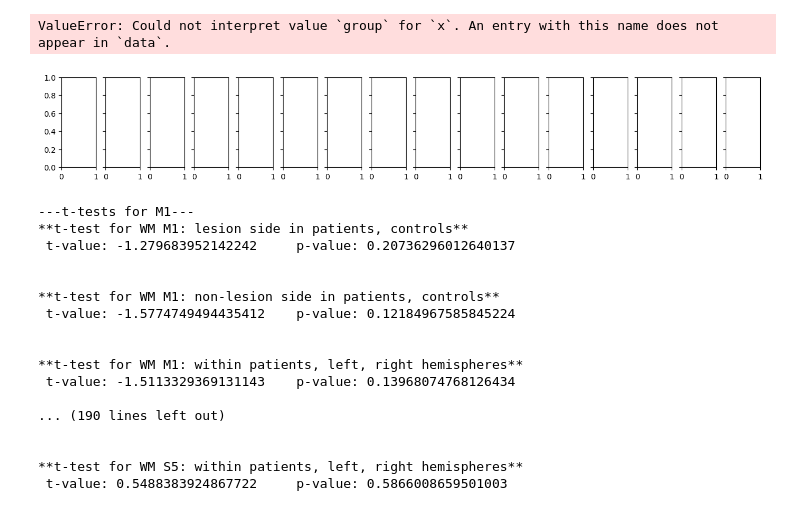
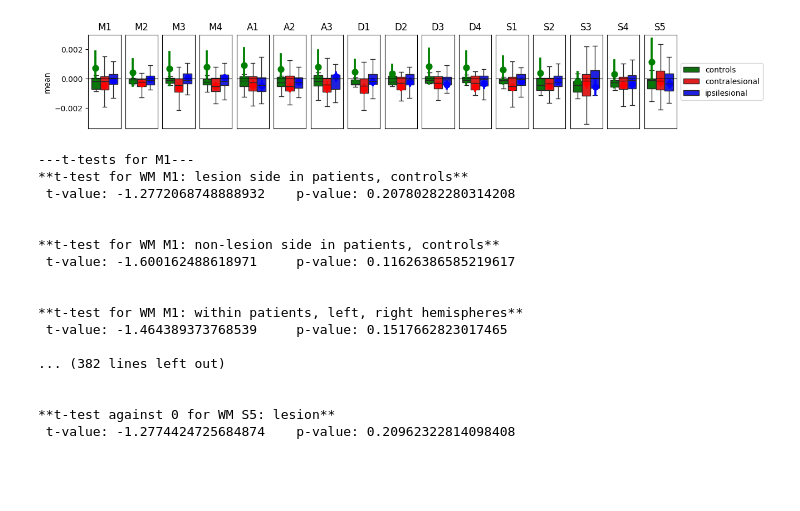
Before and after one commit to medhakp/smarts_cerebellum, a Jupyter notebook: notebooks/slope_mean_Nettekoven2024.ipynb, the cells around one changed output. Saved outputs shown, nothing was run; the diff lists cells and outputs as text; code cells hidden in the pictures; blank space fills up the shorter version.

```diff
--- a/notebooks/slope_mean_Nettekoven2024.ipynb
+++ b/notebooks/slope_mean_Nettekoven2024.ipynb
@@ -19,31 +17,30 @@ KeyError: 'group'
 # %%
 colours = ['green', 'r', 'blue']
 
 fig, axs = plt.subplots(1, len(rois), figsize=(13, 2), sharex=True, sharey=True, constrained_layout=True)
 
 for r, roi in enumerate(rois):
     ax = axs[r]
-    #sns.boxplot(data=GM[GM.regionname==roi], ax=ax, hue='group', y='mean', showfliers=False, legend=r==len(rois)-1, palette = colours)
-    #sns.pointplot(data=GM[GM.regionname == roi], ax = ax, y='mean', hue = 'group', errorbar='se', dodge=.55, legend=False, palette = colours)
+    sns.boxplot(data=GM[GM.regionname==roi], ax=ax, hue='group', y='mean', showfliers=False, legend=r==len(rois)-1, palette = colours)
+    sns.pointplot(data=GM[GM.regionname == roi], ax = ax, y='mean', hue = 'group', errorbar='se', dodge=.55, legend=False, palette = colours)
     #sns.violinplot(data=GM[GM.regionname == roi], ax = ax, y='mean', hue = 'group', legend=False, palette = colours)
-    sns.stripplot(data=GM[GM.regionname == roi], ax = ax, y='mean', x = 'group', legend=False, palette = colours)
+    #sns.stripplot(data=GM[GM.regionname == roi], ax = ax, y='mean', x = 'group', legend=False, palette = colours)
 
 
     ax.set_title(roi)
     ax.axhline(0, ls='-', lw=.8, color='k')
 
 axs[-1].legend(loc='center left', bbox_to_anchor=(1, .5))
 ax.set_xticks([])
 
 for i in range(1, len(rois)):
     axs[i].tick_params(axis = 'y', length = 0)
 
 fig.savefig('figure/GMV_Nettekoven2024.pdf')
 
 plt.show()
 # %% [output]
-ValueError: Could not interpret value `group` for `x`. An entry with this name does not appear in `data`.
-[figure, old version]
+[figure, new version]
 # %%
 for roi in rois:
     print(f'---t-tests for {roi}---')
@@ -58,21 +55,33 @@ for roi in rois:
     t_val, p_val = stats.ttest_rel(GM[(GM.group=='contralesional') & (GM.regionname==roi)]['mean'], GM[(GM.group=='ipsilesional') & (GM.regionname==roi)]['mean'])
     print(f'**t-test for WM {roi}: within patients, left, right hemispheres** \n t-value: {t_val} \t p-value: {p_val}')
     print('\n')
+
+    t_val, p_val = stats.ttest_1samp(GM[(GM.group=='controls') & (GM.regionname==roi)]['mean'], popmean=0)
+    print(f'**t-test against 0 for WM {roi}: controls** \n t-value: {t_val} \t p-value: {p_val}')
+    print('\n')
+
+    t_val, p_val = stats.ttest_1samp(GM[(GM.group=='contralesional') & (GM.regionname==roi)]['mean'], popmean=0)
+    print(f'**t-test against 0 for WM {roi}: non-lesion** \n t-value: {t_val} \t p-value: {p_val}')
+    print('\n')
+
+    t_val, p_val = stats.ttest_1samp(GM[(GM.group=='ipsilesional') & (GM.regionname==roi)]['mean'], popmean=0)
+    print(f'**t-test against 0 for WM {roi}: lesion** \n t-value: {t_val} \t p-value: {p_val}')
+    print('\n')
 # %% [output]
 ---t-tests for M1---
 **t-test for WM M1: lesion side in patients, controls**
- t-value: -1.279683952142242     p-value: 0.20736296012640137
+ t-value: -1.2772068748888932    p-value: 0.20780282280314208
 
 
 **t-test for WM M1: non-lesion side in patients, controls**
- t-value: -1.5774749494435412    p-value: 0.12184967585845224
+ t-value: -1.600162488618971     p-value: 0.11626386585219617
 
 
 **t-test for WM M1: within patients, left, right hemispheres**
- t-value: -1.5113329369131143    p-value: 0.13968074768126434
+ t-value: -1.464389373768539     p-value: 0.1517662823017465
 
-... (190 lines left out)
+... (382 lines left out)
 
 
-**t-test for WM S5: within patients, left, right hemispheres**
- t-value: 0.5488383924867722     p-value: 0.5866008659501003
+**t-test against 0 for WM S5: lesion**
+ t-value: -1.2774424725684874    p-value: 0.20962322814098408
```
Also changed, not shown: parts of 1 cell of this notebook, 5 other files.
